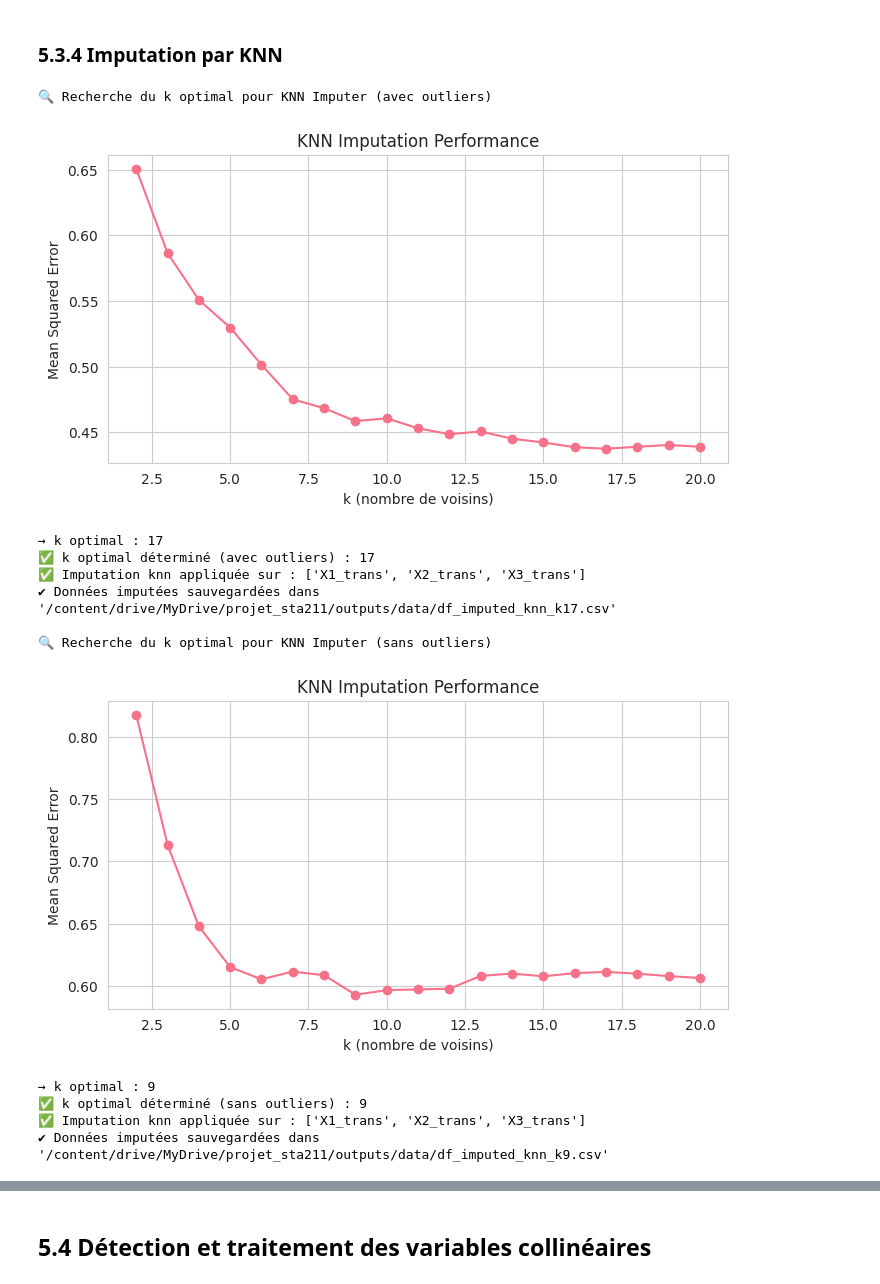
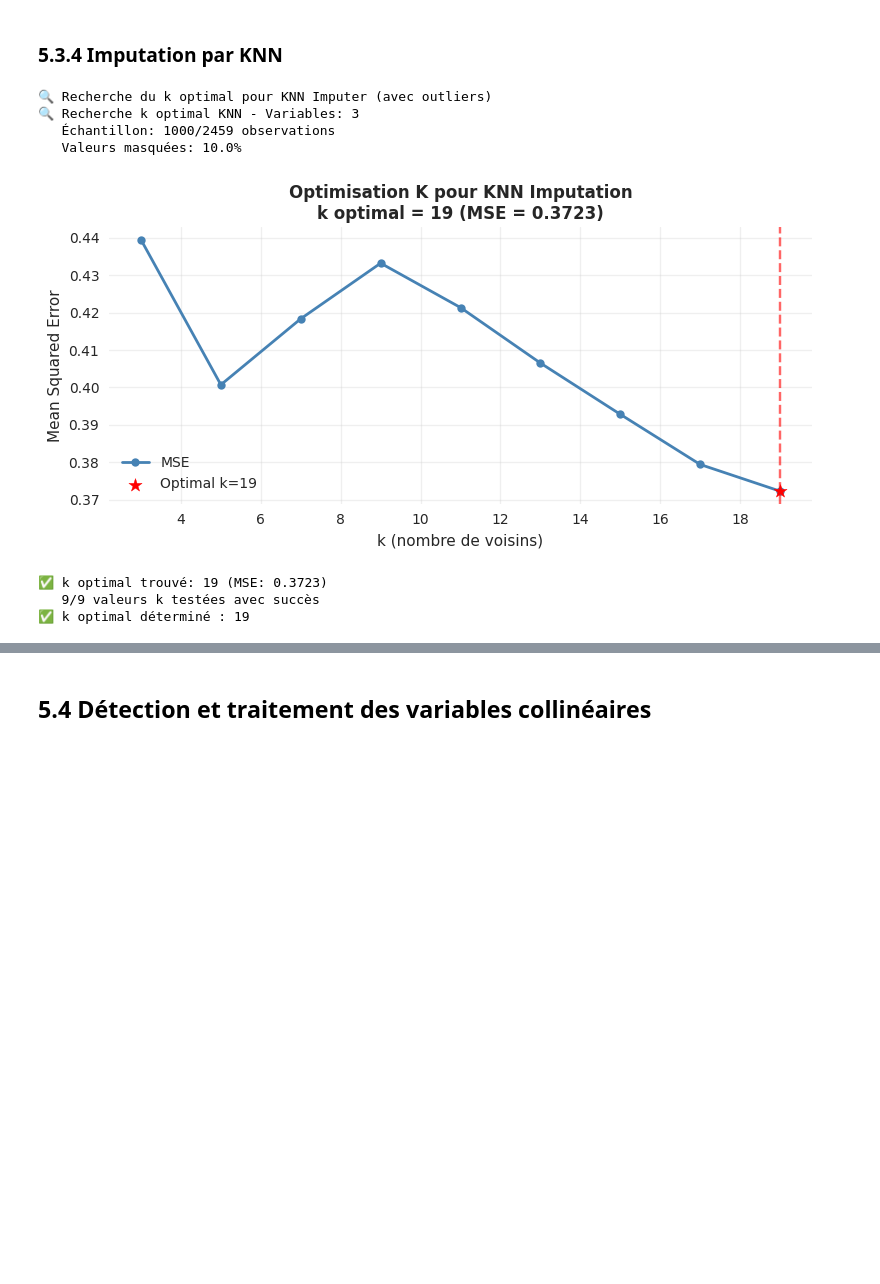
Before and after one commit to Abdoullatuf/projet_sta211_version_modulaire, a Jupyter notebook: notebooks/01_EDA_Preprocessing_v_modulaire.ipynb, the cells around one changed output, grey strips where cells are left out. Drawn from its saved outputs; the diff is of its cells as text; code cells hidden in the pictures; blank space fills up the shorter version.

Commit message:
Ajout et modification de fichiers pour le projet STA211

```diff
--- a/notebooks/01_EDA_Preprocessing_v_modulaire.ipynb
+++ b/notebooks/01_EDA_Preprocessing_v_modulaire.ipynb
@@ -1766,76 +2257,38 @@ plt.show()
 # %%
 ### 5.3.4 Imputation par KNN <a id="imputation-knn"></a>
 
 from pathlib import Path
 from preprocessing.missing_values import handle_missing_values, find_optimal_k
 
 # 📁 Chemins de sauvegarde
 save_path_knn_with = Path(OUTPUTS_DIR) / "data" / "df_imputed_with_outliers_knn.csv"
 save_path_knn_no = Path(OUTPUTS_DIR) / "data" / "df_imputed_no_outliers_knn.csv"
 
 # 🔍 Recherche du k optimal pour KNN (avec outliers)
 print("🔍 Recherche du k optimal pour KNN Imputer (avec outliers)")
 features = ['X1_trans', 'X2_trans', 'X3_trans']
 df_knn_sample = df_with_outliers[features].copy()
 
+
+
+
+
 optimal_k = find_optimal_k(
-    df=df_knn_sample,
-    continuous_cols=features,
-    k_range=range(2, 21),
-    cv_folds=5,
-    sample_size=50000
-)
-print(f"✅ k optimal déterminé (avec outliers) : {optimal_k}")
-
-# ✅ Imputation avec outliers
-df_with_outliers_imputed_knn = handle_missing_values(
-    df=df_with_outliers,
-    strategy="mixed_mar_mcar",
-    mar_method='knn',
-    knn_k=optimal_k,
-    mar_cols=features,
-    mcar_cols=[],
-    processed_data_dir=save_path_knn_with.parent,
-    save_results=True,
-    display_info=True
+    data=df_knn_sample,
+    continuous_cols=['X1_trans', 'X2_trans', 'X3_trans'],
+    k_range=range(3, 21, 2),  # Commencer à 3
+    missing_rate=0.1,         # Plus conservateur que 0.2
+    cv_folds=3               # Plus rapide
 )
 
-# 🔍 Recherche du k optimal pour KNN (sans outliers)
-print("\n🔍 Recherche du k optimal pour KNN Imputer (sans outliers)")
-df_knn_no_outliers = df_study[features].copy()
 
-optimal_k_no_outliers = find_optimal_k(
-    df=df_knn_no_outliers,
-    continuous_cols=features,
-    k_range=range(2, 21),
-    cv_folds=5,
-    sample_size=50000
-)
-print(f"✅ k optimal déterminé (sans outliers) : {optimal_k_no_outliers}")
-
-# ✅ Imputation sans outliers
-df_no_outliers_imputed_knn = handle_missing_values(
-    df=df_study,
-    strategy="mixed_mar_mcar",
-    mar_method='knn',
-    knn_k=optimal_k_no_outliers,
-    mar_cols=features,
-    mcar_cols=[],
-    processed_data_dir=save_path_knn_no.parent,
-    save_results=True,
-    display_info=True
-)
+print(f"✅ k optimal déterminé : {optimal_k}")
 # %% [output]
 🔍 Recherche du k optimal pour KNN Imputer (avec outliers)
+🔍 Recherche k optimal KNN - Variables: 3
+   Échantillon: 1000/2459 observations
+   Valeurs masquées: 10.0%
-[figure, old version]
+[figure, new version]
-→ k optimal : 17
-✅ k optimal déterminé (avec outliers) : 17
-✅ Imputation knn appliquée sur : ['X1_trans', 'X2_trans', 'X3_trans']
-✔ Données imputées sauvegardées dans '/content/drive/MyDrive/projet_sta211/outputs/data/df_imputed_knn_k17.csv'
-
-🔍 Recherche du k optimal pour KNN Imputer (sans outliers)
+✅ k optimal trouvé: 19 (MSE: 0.3723)
+   9/9 valeurs k testées avec succès
+✅ k optimal déterminé : 19
-[figure, removed]
-→ k optimal : 9
-✅ k optimal déterminé (sans outliers) : 9
-✅ Imputation knn appliquée sur : ['X1_trans', 'X2_trans', 'X3_trans']
-✔ Données imputées sauvegardées dans '/content/drive/MyDrive/projet_sta211/outputs/data/df_imputed_knn_k9.csv'
```
Also changed, not shown: parts of 62 cells of this notebook, 38 other files.
